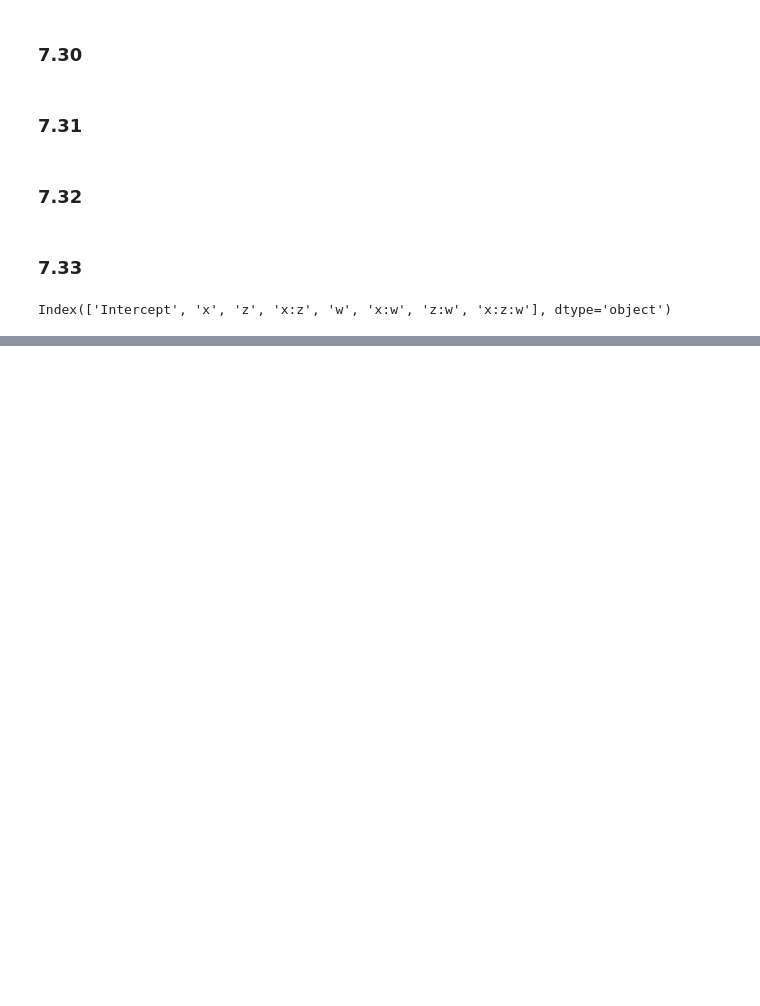
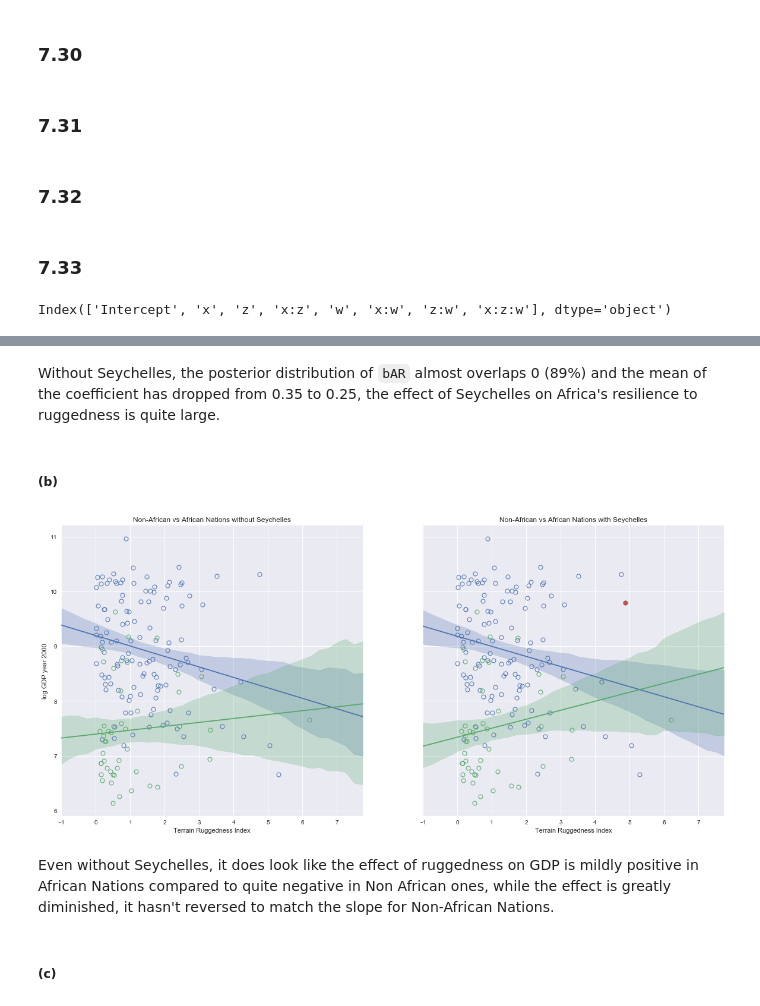
Before and after one commit to grinnbearit/statistical_rethinking, a Jupyter notebook: chapter_7.ipynb, the cells around one changed output, grey strips where cells are left out. Saved outputs shown, nothing was run; the diff lists cells and outputs as text; code cells hidden in the pictures; blank space fills up the shorter version.

```diff
--- a/chapter_7.ipynb
+++ b/chapter_7.ipynb
@@ -547,0 +781,19 @@ Index(['Intercept', 'x', 'z', 'x:z', 'w', 'x:w', 'z:w', 'x:z:w'], dtype='object'
+# %%
+model_rugged.set_value(rugged_seych["rugged"].values)
+model_cont_africa.set_value(rugged_seych["cont_africa"].values)
+# %%
+# retraining m7_5b as m7h_4
+with pm.Model() as m7h_4:
+    sigma = pm.Uniform("sigma", 0, 10)
+    bAR = pm.Normal("bAR", mu=0, sd=1)
+    bR = pm.Normal("bR", mu=0, sd=1)
+    bA = pm.Normal("bA", mu=0, sd=1)
+    a = pm.Normal("a", mu=8, sd=100)
+    mu = pm.Deterministic("mu", a +\
+                                bA*model_cont_africa +\
+                                bR*model_rugged +\
+                                bAR*model_cont_africa*model_rugged)
+    log_rgdppc_2000 = pm.Normal("log_rgdppc_2000", mu=mu, sd=sigma, observed=rugged_seych["log_rgdppc_2000"])
+    trace7h_4 = pm.sample(draws=1000, tune=1000)
+
+pm.summary(trace7h_4, varnames=["a", "bAR", "bA", "bR"], alpha=0.11)
@@ -547,0 +810,4 @@ Index(['Intercept', 'x', 'z', 'x:z', 'w', 'x:w', 'z:w', 'x:z:w'], dtype='object'
+# %% [markdown]
+Without Seychelles, the posterior distribution of `bAR` almost overlaps 0 (89%) and the mean of the coefficient has dropped from 0.35 to 0.25, the effect of Seychelles on Africa's resilience to ruggedness is quite large.
+# %% [markdown]
+##### (b)
@@ -547,0 +837,42 @@ Index(['Intercept', 'x', 'z', 'x:z', 'w', 'x:w', 'z:w', 'x:z:w'], dtype='object'
+# %%
+f, axs = plt.subplots(1, 2, sharey=True)
+f.set_size_inches(20, 9)
+
+axs[0].plot(rugged_nonch.loc[lambda df: df["cont_africa"] == 0]["rugged"],
+            rugged_nonch.loc[lambda df: df["cont_africa"] == 0]["log_rgdppc_2000"],
+            "o", mew=1, mec="C0", mfc="None")
+axs[0].plot(rugged_nonch.loc[lambda df: df["cont_africa"] == 1]["rugged"],
+            rugged_nonch.loc[lambda df: df["cont_africa"] == 1]["log_rgdppc_2000"],
+            "o", mew=1, mec="C1", mfc="None")
+axs[0].plot(rugged_seq, mu_nans_mean, color="C0")
+axs[0].plot(rugged_seq, mu_wans_mean, color="C1")
+axs[0].fill_between(rugged_seq, mu_nans_pi[:,0], mu_nans_pi[:,1], alpha=0.25, color="C0")
+axs[0].fill_between(rugged_seq, mu_wans_pi[:,0], mu_wans_pi[:,1], alpha=0.25, color="C1")
+axs[0].set_title("Non-African vs African Nations without Seychelles")
+axs[0].set_xlabel("Terrain Ruggedness Index")
+
+data_seych = rugged_seych.loc[lambda df: df["country"] == "Seychelles"]
+axs[1].plot(rugged_seych.loc[lambda df: df["cont_africa"] == 0]["rugged"],
+            rugged_seych.loc[lambda df: df["cont_africa"] == 0]["log_rgdppc_2000"],
+            "o", mew=1, mec="C0", mfc="None")
+axs[1].plot(rugged_seych.loc[lambda df: df["cont_africa"] == 1]["rugged"],
+            rugged_seych.loc[lambda df: df["cont_africa"] == 1]["log_rgdppc_2000"],
+            "o", mew=1, mec="C1", mfc="None")
+axs[1].plot(data_seych["rugged"], data_seych["log_rgdppc_2000"],
+            "o", mew=1, mec="C2")
+axs[1].plot(rugged_seq, mu_naws_mean, color="C0")
+axs[1].plot(rugged_seq, mu_waws_mean, color="C1")
+axs[1].fill_between(rugged_seq, mu_naws_pi[:,0], mu_naws_pi[:,1], alpha=0.25, color="C0")
+axs[1].fill_between(rugged_seq, mu_waws_pi[:,0], mu_waws_pi[:,1], alpha=0.25, color="C1")
+axs[1].set_title("Non-African vs African Nations with Seychelles")
+axs[1].set_xlabel("Terrain Ruggedness Index")
+
+axs[0].set_xlim((-1, 7.75))
+axs[1].set_xlim((-1, 7.75))
+axs[0].set_ylabel("log GDP year 2000");
+# %% [output]
+[figure, added]
+# %% [markdown]
+Even without Seychelles, it does look like the effect of ruggedness on GDP is mildly positive in African Nations compared to quite negative in Non African ones, while the effect is greatly diminished, it hasn't reversed to match the slope for Non-African Nations.
+# %% [markdown]
+##### (c)
```
Also changed, not shown: parts of 71 cells of this notebook, 1 other file.
